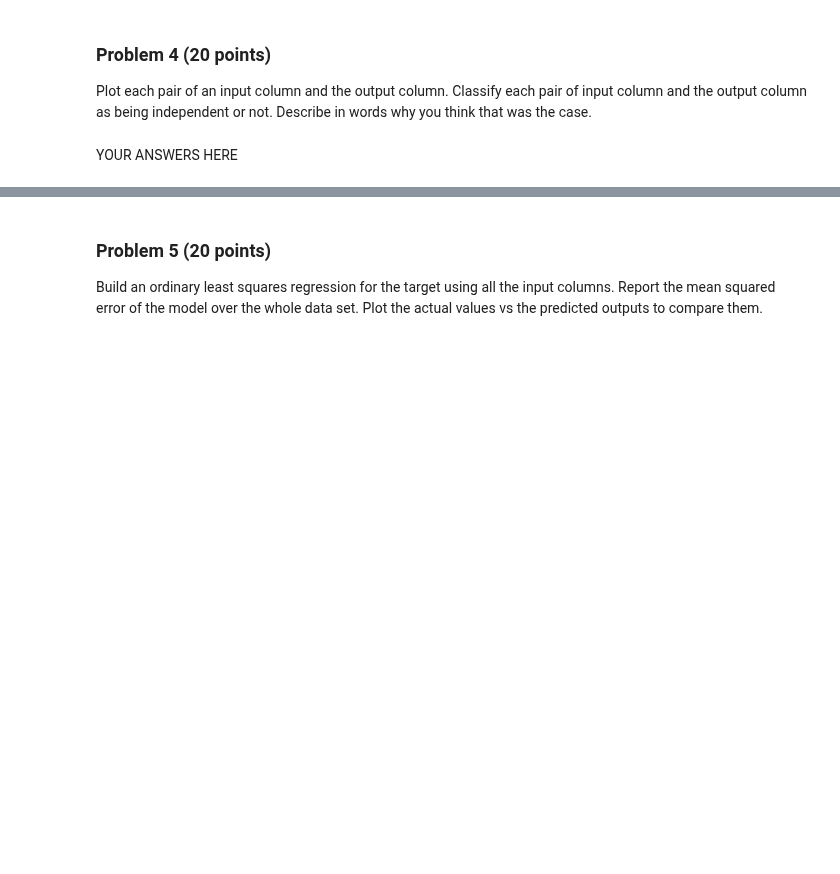
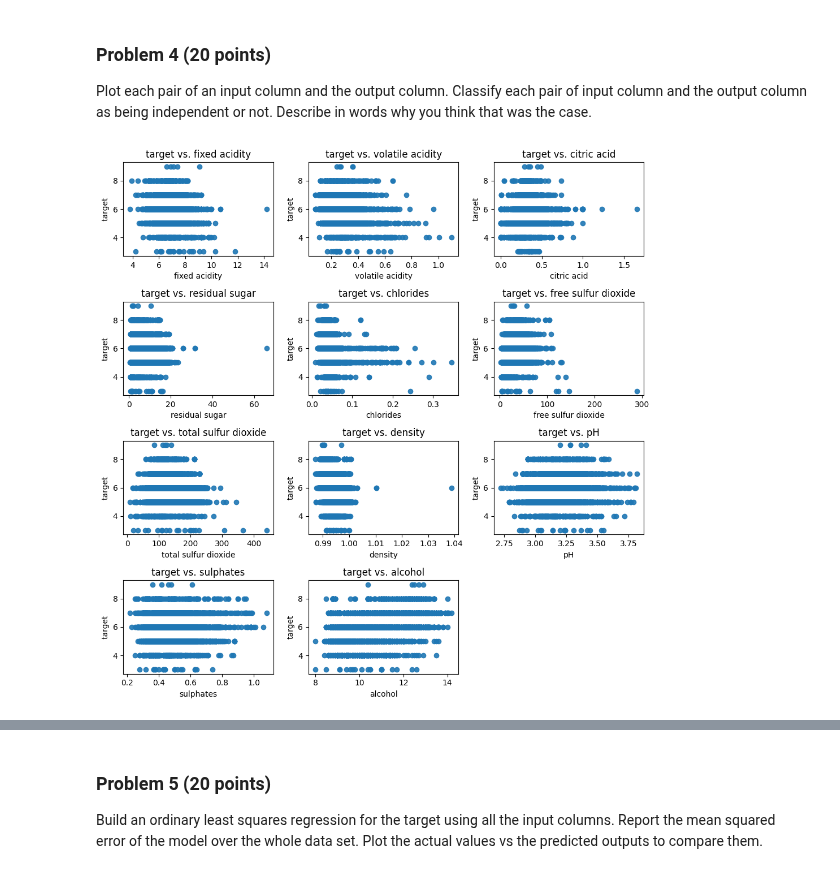
Before and after one commit to aqds-hub/Learning, a Jupyter notebook: dx601-final-project-main/project.ipynb, the cells around one changed output, grey strips where cells are left out. Cells and saved outputs as stored; diff of their text form; code cells hidden in the pictures; blank space fills up the shorter version.

```diff
--- a/dx601-final-project-main/project.ipynb
+++ b/dx601-final-project-main/project.ipynb
@@ -105,2 +188,24 @@ Describe in words why you think that was the case.
-# %% [markdown]
-YOUR ANSWERS HERE
+# %%
+# YOUR CODE HERE
+
+input_columns = wine_data.columns.drop('target')
+output_column = 'target'
+
+fig, axes = plt.subplots(nrows=4, ncols=3, figsize=(10, 10))
+
+axes = axes.flatten()
+
+for i, col in enumerate(input_columns):
+    ax = axes[i]
+    ax.scatter(wine_data[col], wine_data[output_column], alpha=0.9)
+    ax.set_title(f'{output_column} vs. {col}')
+    ax.set_xlabel(col)
+    ax.set_ylabel(output_column)
+
+for i in range(len(input_columns), len(axes)):
+    axes[i].set_visible(False)
+
+plt.tight_layout()
+plt.show()
+# %% [output]
+[figure, added]
```
Also changed, not shown: parts of 31 cells of this notebook.
